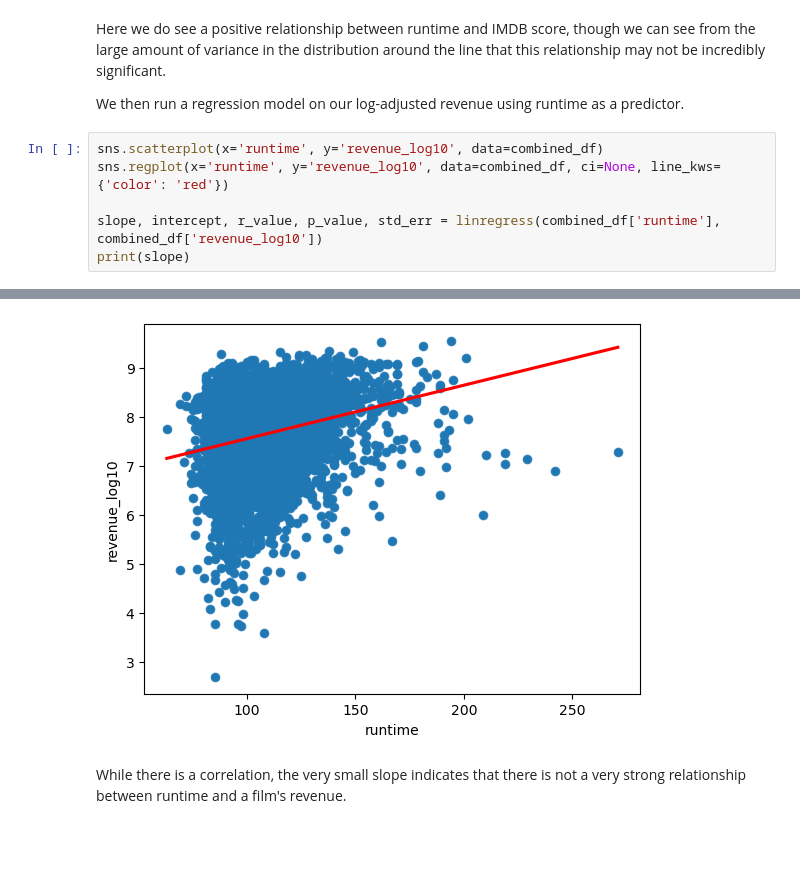
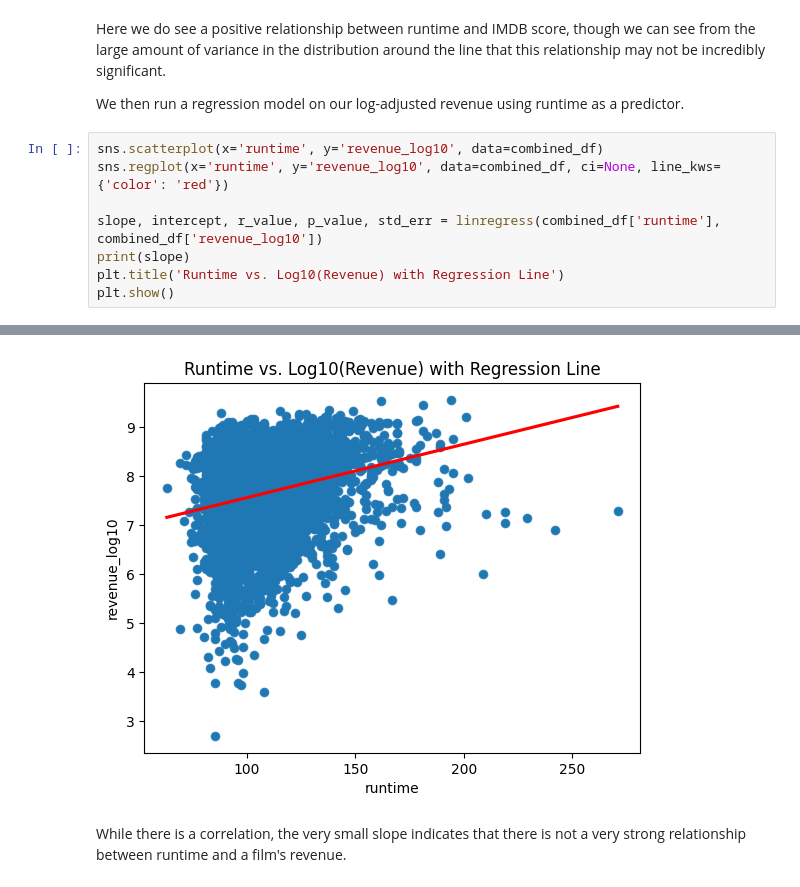
Before and after one commit to COGS108/Group028_WI24, a Jupyter notebook: FinalProject_Group028_WI24.ipynb, the cells around one changed output, grey strips where cells are left out. Saved outputs shown, nothing was run; the diff lists cells and outputs as text; blank space fills up the shorter version.

```diff
--- a/FinalProject_Group028_WI24.ipynb
+++ b/FinalProject_Group028_WI24.ipynb
@@ -884,4 +886,6 @@ sns.regplot(x='runtime', y='revenue_log10', data=combined_df, ci=None, line_kws=
 
 slope, intercept, r_value, p_value, std_err = linregress(combined_df['runtime'], combined_df['revenue_log10'])
 print(slope)
+plt.title('Runtime vs. Log10(Revenue) with Regression Line')
+plt.show()
 # %% [output]
@@ -889,4 +893,4 @@ print(slope)
-[figure, old version]
+[figure, new version]
 # %% [markdown]
 While there is a correlation, the very small slope indicates that there is not a very strong relationship between runtime and a film's revenue.
 # %% [markdown]
```
Also changed, not shown: parts of 29 cells of this notebook.
